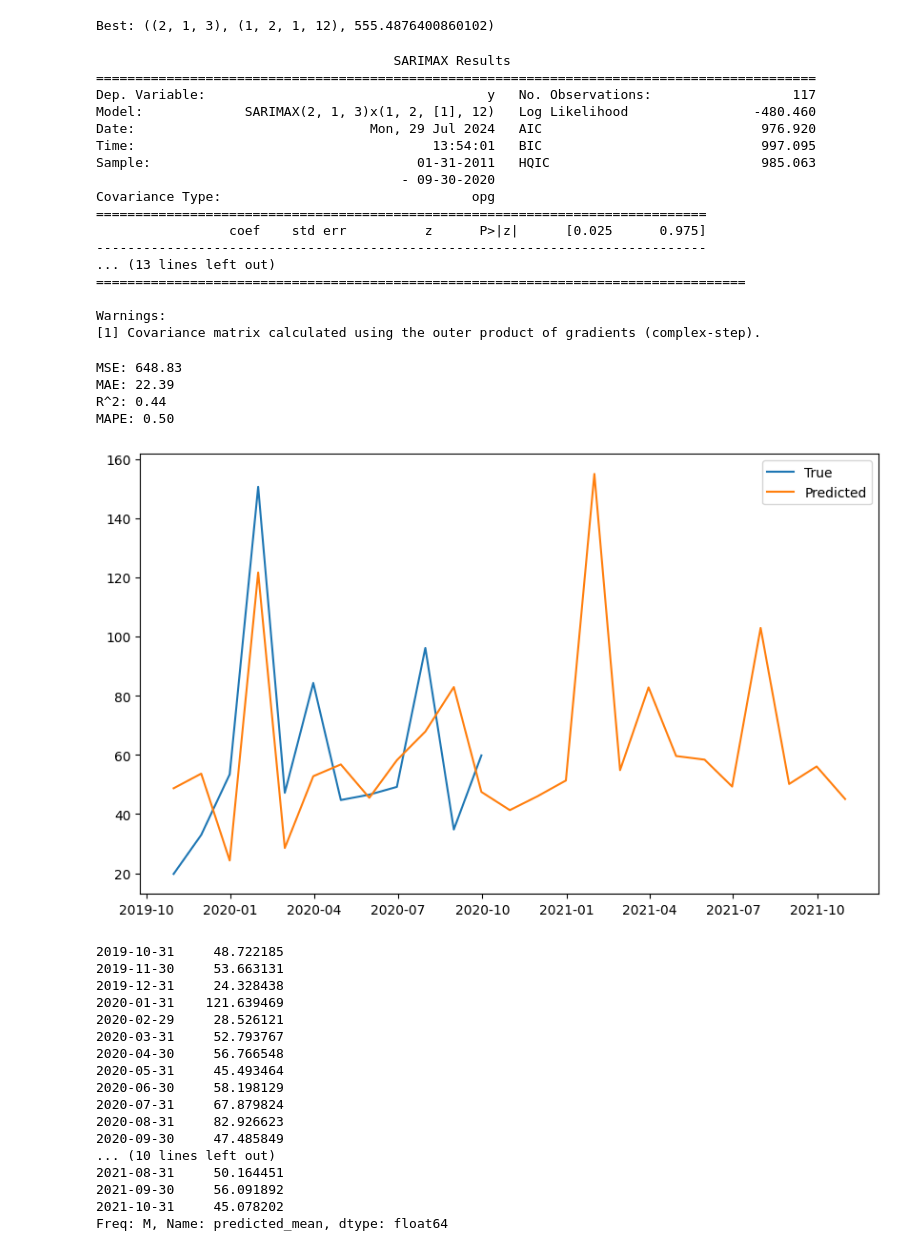
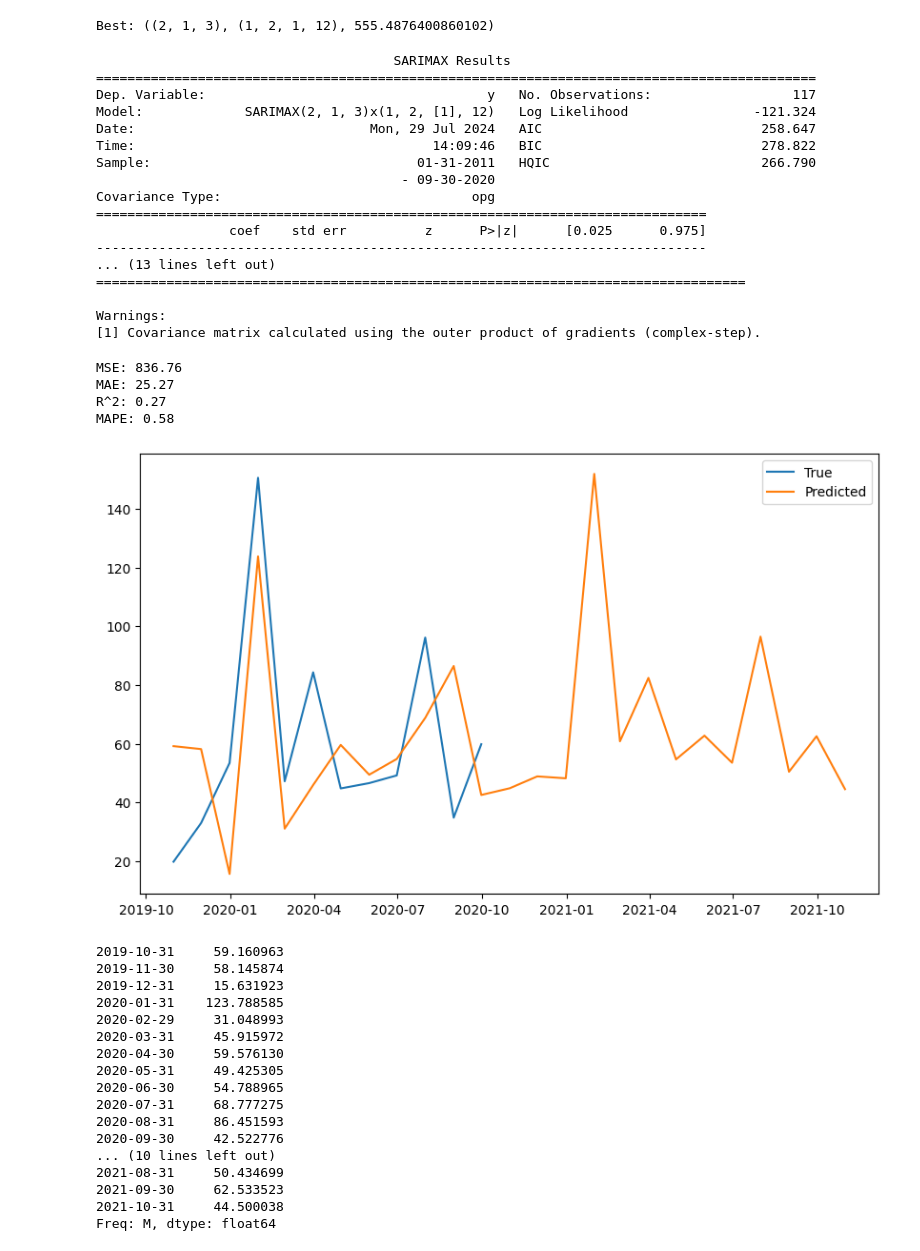
Before and after one commit to hh66911/2024-dingding-A, a Jupyter notebook: arima和sarima.ipynb, the cells around one changed output. Drawn from its saved outputs; the diff is of its cells as text; code cells hidden in the pictures.

```diff
--- a/arima和sarima.ipynb
+++ b/arima和sarima.ipynb
@@ -9,7 +9,7 @@ import model_predict
 import pickle
 import sys, itertools
 # %%
-series = model_predict.read_data_series(scale=False, filter_early=False)
+series, scaler = model_predict.read_data_series(scale=True, filter_early=False)
 # %%
 '''def test_stationarity(timeseries):
 	dftest = adfuller(timeseries, autolag='AIC')
@@ -57,10 +43,10 @@ print(results.summary())
                                       SARIMAX Results
 ============================================================================================
 Dep. Variable:                                    y   No. Observations:                  117
-Model:             SARIMAX(2, 1, 3)x(1, 2, [1], 12)   Log Likelihood                -480.460
-Date:                              Mon, 29 Jul 2024   AIC                            976.920
-Time:                                      13:54:01   BIC                            997.095
-Sample:                                  01-31-2011   HQIC                           985.063
+Model:             SARIMAX(2, 1, 3)x(1, 2, [1], 12)   Log Likelihood                -121.324
+Date:                              Mon, 29 Jul 2024   AIC                            258.647
+Time:                                      14:09:46   BIC                            278.822
+Sample:                                  01-31-2011   HQIC                           266.790
                                        - 09-30-2020
 Covariance Type:                                opg
 ==============================================================================
@@ -74,28 +60,28 @@ Warnings:
 # %%
 import model_predict
 import importlib
 importlib.reload(model_predict)
-model_predict.predict_to_future_arima(results, series, last_months=12)
+model_predict.predict_to_future_arima(results, series, scaler, last_months=12)
 # %% [output]
-MSE: 648.83
-MAE: 22.39
-R^2: 0.44
-MAPE: 0.50
+MSE: 836.76
+MAE: 25.27
+R^2: 0.27
+MAPE: 0.58
-[figure, old version]
+[figure, new version]
-2019-10-31     48.722185
-2019-11-30     53.663131
-2019-12-31     24.328438
-2020-01-31    121.639469
-2020-02-29     28.526121
-2020-03-31     52.793767
-2020-04-30     56.766548
-2020-05-31     45.493464
-2020-06-30     58.198129
-2020-07-31     67.879824
-2020-08-31     82.926623
-2020-09-30     47.485849
+2019-10-31     59.160963
+2019-11-30     58.145874
+2019-12-31     15.631923
+2020-01-31    123.788585
+2020-02-29     31.048993
+2020-03-31     45.915972
+2020-04-30     59.576130
+2020-05-31     49.425305
+2020-06-30     54.788965
+2020-07-31     68.777275
+2020-08-31     86.451593
+2020-09-30     42.522776
 ... (10 lines left out)
-2021-08-31     50.164451
-2021-09-30     56.091892
-2021-10-31     45.078202
-Freq: M, Name: predicted_mean, dtype: float64
+2021-08-31     50.434699
+2021-09-30     62.533523
+2021-10-31     44.500038
+Freq: M, dtype: float64
```
Also changed, not shown: parts of 1 cell of this notebook, 3 other files.
